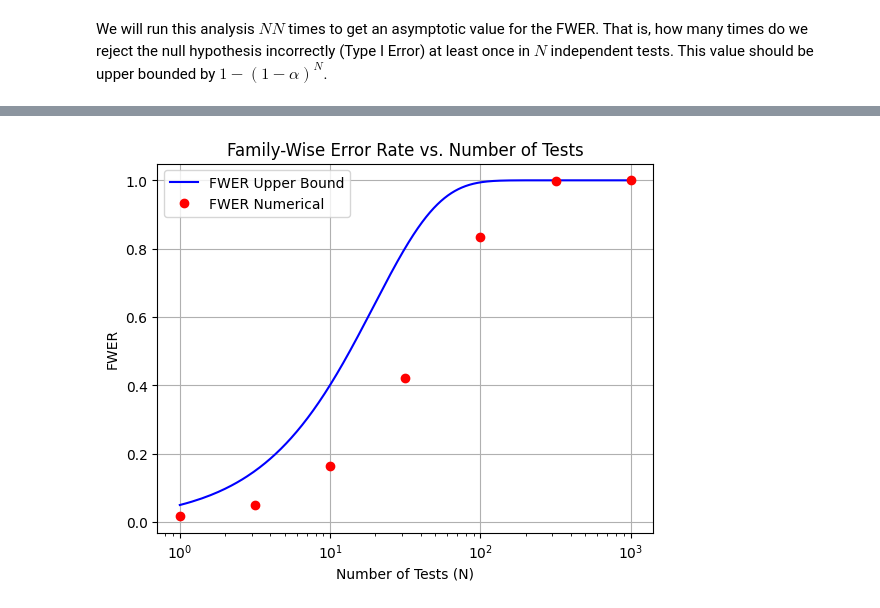
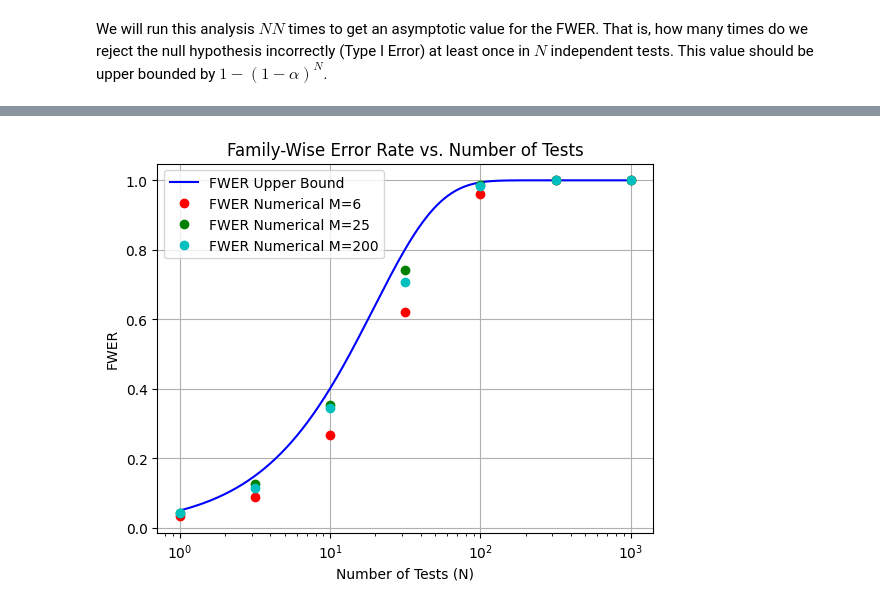
Before and after one commit to evanfrang/mult_testing, a Jupyter notebook: mult_test.ipynb, the cells around one changed output, grey strips where cells are left out. Drawn from its saved outputs; the diff is of its cells as text; code cells hidden in the pictures.

```diff
--- a/mult_test.ipynb
+++ b/mult_test.ipynb
@@ -41,11 +34,10 @@ FWER_asymp = np.mean(false_positives)
-# %%
-def asymp(N_, NN_, M_, alpha_):
-    results = np.random.randint(1, 11, size=(NN_, N_, M_))
-    evens = np.sum(results % 2 == 0, axis=2)
-    temp_binomial = binom(M_,p)
-    temp_crit = int(temp_binomial.ppf(alpha_ / 2)-1.)
-    false_positives = np.sum((evens <= temp_crit) | (evens >= M - temp_crit), axis=1) > 0
-    return np.mean(false_positives)
 # %%
 numer_tests = np.logspace(0,3,7)
-numer_fwer = [asymp(int(i), 10000, 100, 0.05) for i in numer_tests]
+low_M = 6
+numer_fwer_low = [asymp(int(i), 10000, low_M, 0.05) for i in numer_tests]
+# %%
+med_M = 25
+numer_fwer_med = [asymp(int(i), 10000, med_M, 0.05) for i in numer_tests]
+# %%
+high_M = 200
+numer_fwer_high = [asymp(int(i), 10000, high_M, 0.05) for i in numer_tests]
@@ -52,16 +69,17 @@ numer_fwer = [asymp(int(i), 10000, 100, 0.05) for i in numer_tests]
 # %%
-test_counts = np.arange(1, 1000, 0.1)
-fwer_bounds = 1 - (1 - alpha)**test_counts
+ubound_tests = np.arange(1, 1000, 0.1)
+ubound_fwer = 1 - (1 - 0.05)**ubound_tests
 
-plt.plot(test_counts, fwer_bounds, label='FWER Upper Bound', color='blue')
-plt.plot(numer_tests, numer_fwer, 'ro',label='FWER Numerical')
-#plt.axhline(FWER_asymp, color='red', linestyle='--', label='Asymptotic FWER')
+plt.plot(ubound_tests, ubound_fwer, label='FWER Upper Bound', color='blue')
+plt.plot(numer_tests, numer_fwer_low, 'ro',label=f'FWER Numerical M={low_M}')
+plt.plot(numer_tests, numer_fwer_med, 'go',label=f'FWER Numerical M={med_M}')
+plt.plot(numer_tests, numer_fwer_high, 'co',label=f'FWER Numerical M={high_M}')
 plt.xlabel('Number of Tests (N)')
 plt.ylabel('FWER')
 plt.xscale('log')
 plt.title('Family-Wise Error Rate vs. Number of Tests')
 plt.legend()
 plt.grid()
 plt.show()
 # %% [output]
-[figure, old version]
+[figure, new version]
```
Also changed, not shown: parts of 7 cells of this notebook.
